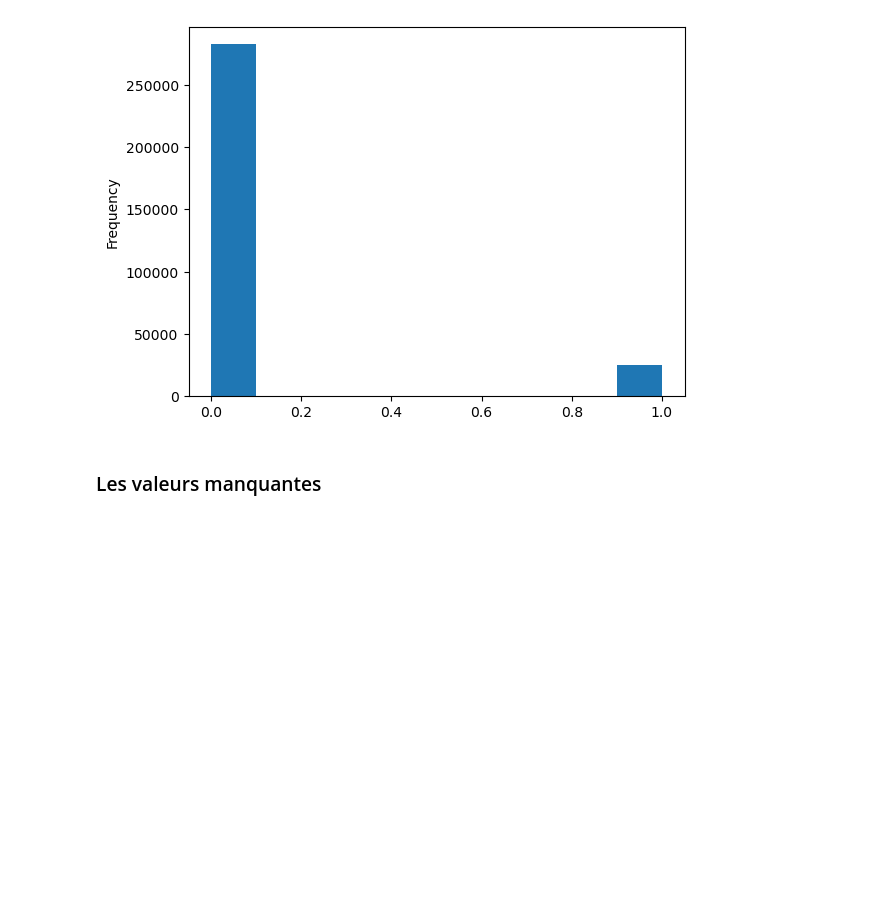
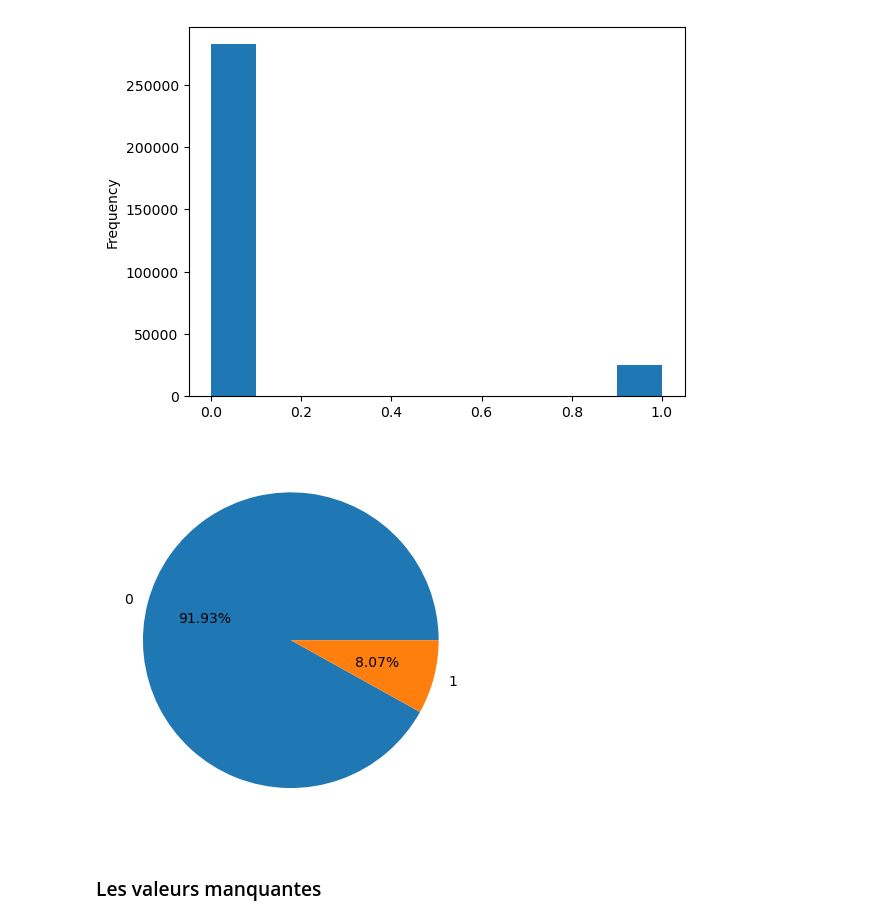
Before and after one commit to benji1437/OpenclassRoom, a Jupyter notebook: Analyse_exploratoire_feature_enginering.ipynb, the cells around one changed output. Saved outputs shown, nothing was run; the diff lists cells and outputs as text; code cells hidden in the pictures; blank space fills up the shorter version.

```diff
--- a/Analyse_exploratoire_feature_enginering.ipynb
+++ b/Analyse_exploratoire_feature_enginering.ipynb
@@ -54,6 +57,12 @@ Name: TARGET, dtype: int64
 data_train['TARGET'].plot.hist();
 # %% [output]
 [figure]
+# %%
+tar = (data_train['TARGET'].value_counts())/len(data_train)
+plt.pie(tar,labels=tar.index,autopct='%.2f%%')# Diagramme en secteurs
+plt.show()
+# %% [output]
+[figure, added]
 # %% [markdown]
 ### Les valeurs manquantes
 # %%
```
Also changed, not shown: parts of 62 cells of this notebook.
